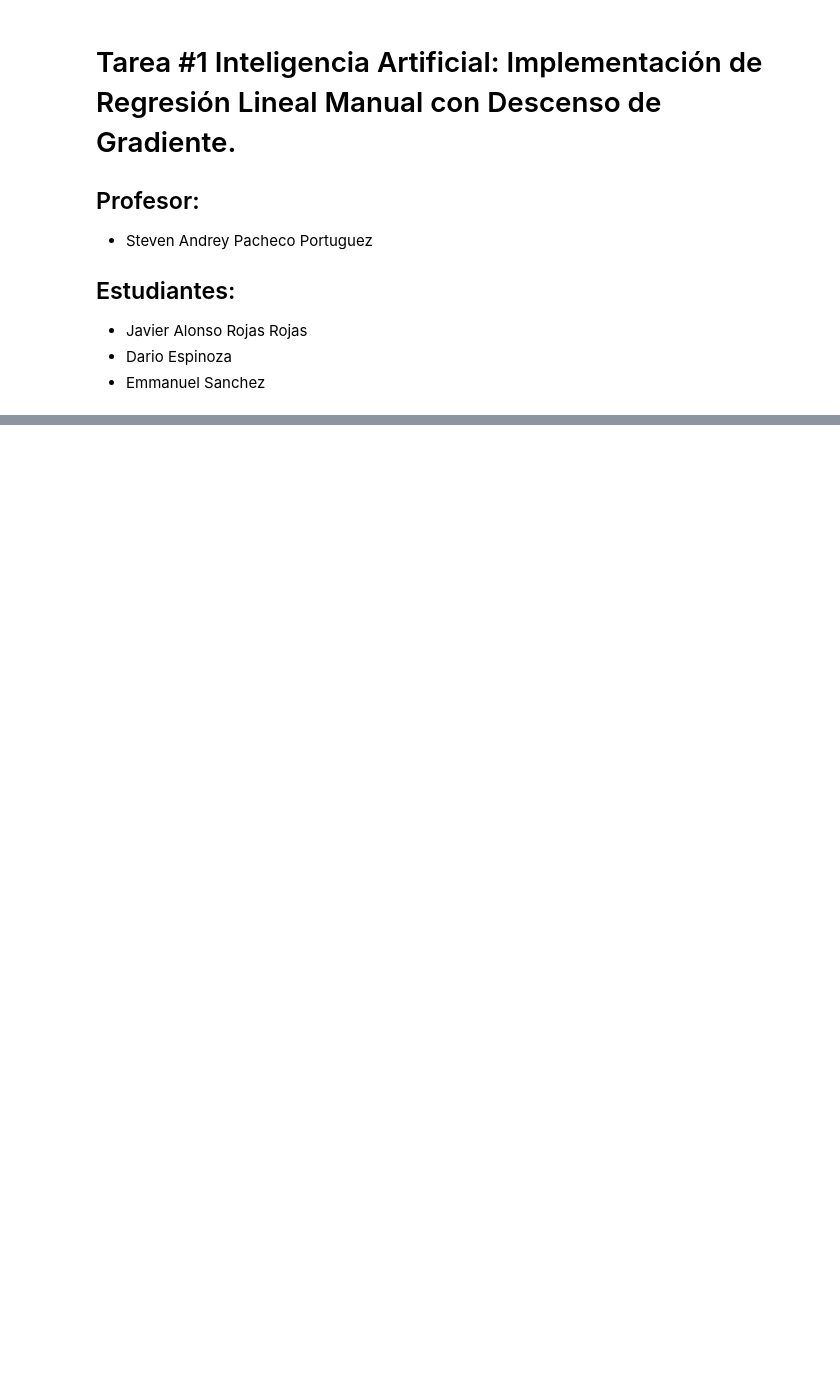
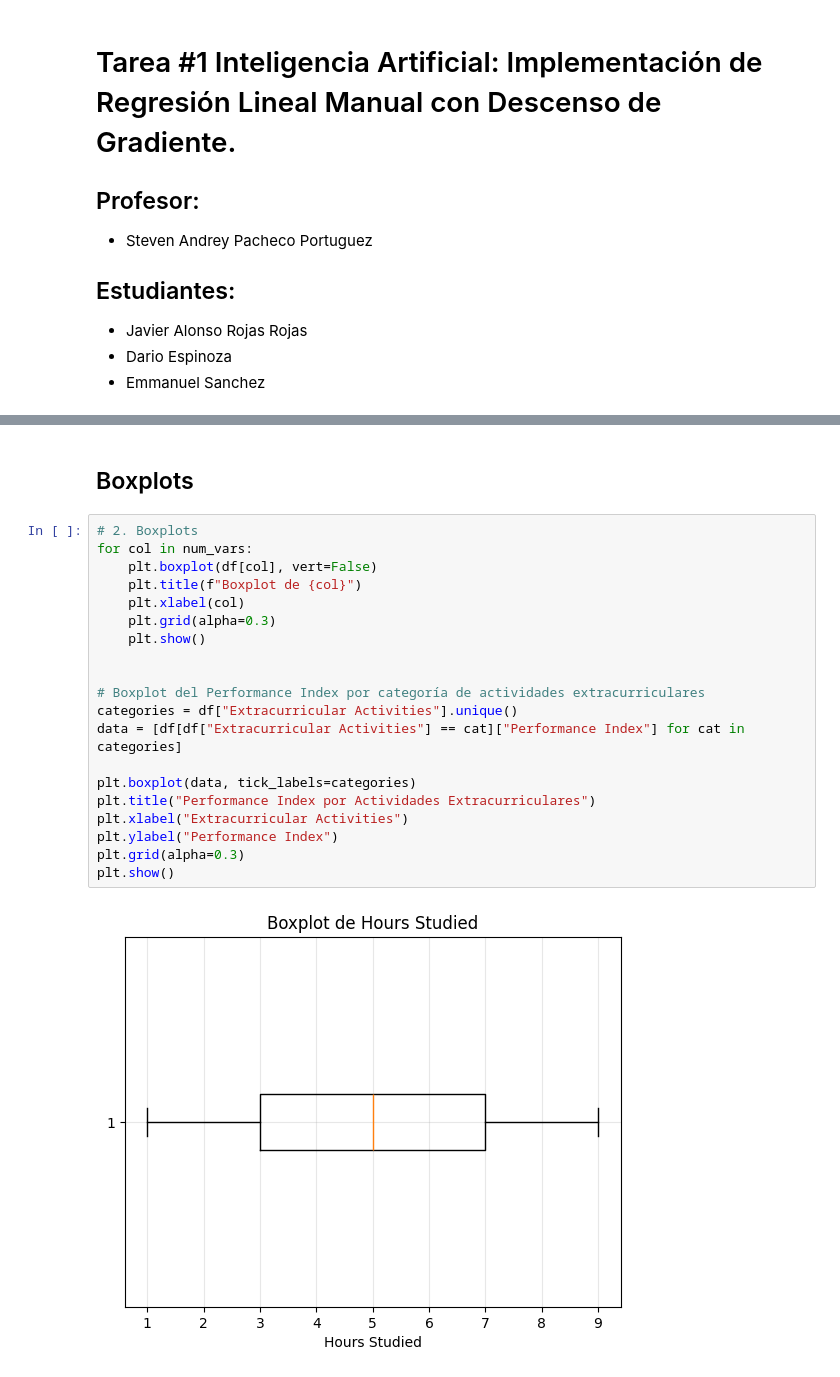
Before and after one commit to javialroro/Tarea1AI, a Jupyter notebook: source_code.ipynb, the cells around one changed output, grey strips where cells are left out. Cells and saved outputs as stored; diff of their text form; blank space fills up the shorter version.

```diff
--- a/source_code.ipynb
+++ b/source_code.ipynb
@@ -50,0 +93,24 @@ max                            9.000000         100.000000
+# %% [markdown]
+## Boxplots
+# %%
+# 2. Boxplots
+for col in num_vars:
+    plt.boxplot(df[col], vert=False)
+    plt.title(f"Boxplot de {col}")
+    plt.xlabel(col)
+    plt.grid(alpha=0.3)
+    plt.show()
+
+
+# Boxplot del Performance Index por categoría de actividades extracurriculares
+categories = df["Extracurricular Activities"].unique()
+data = [df[df["Extracurricular Activities"] == cat]["Performance Index"] for cat in categories]
+
+plt.boxplot(data, tick_labels=categories)
+plt.title("Performance Index por Actividades Extracurriculares")
+plt.xlabel("Extracurricular Activities")
+plt.ylabel("Performance Index")
+plt.grid(alpha=0.3)
+plt.show()
+# %% [output]
+[figure, added]
```
Also changed, not shown: parts of 14 cells of this notebook, 2 other files.
